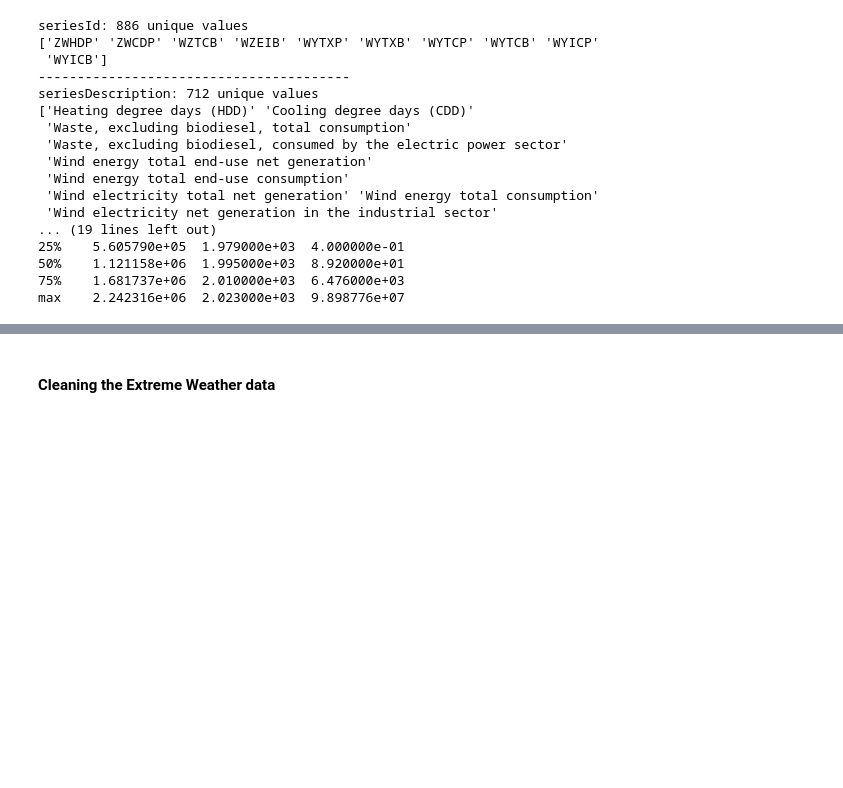
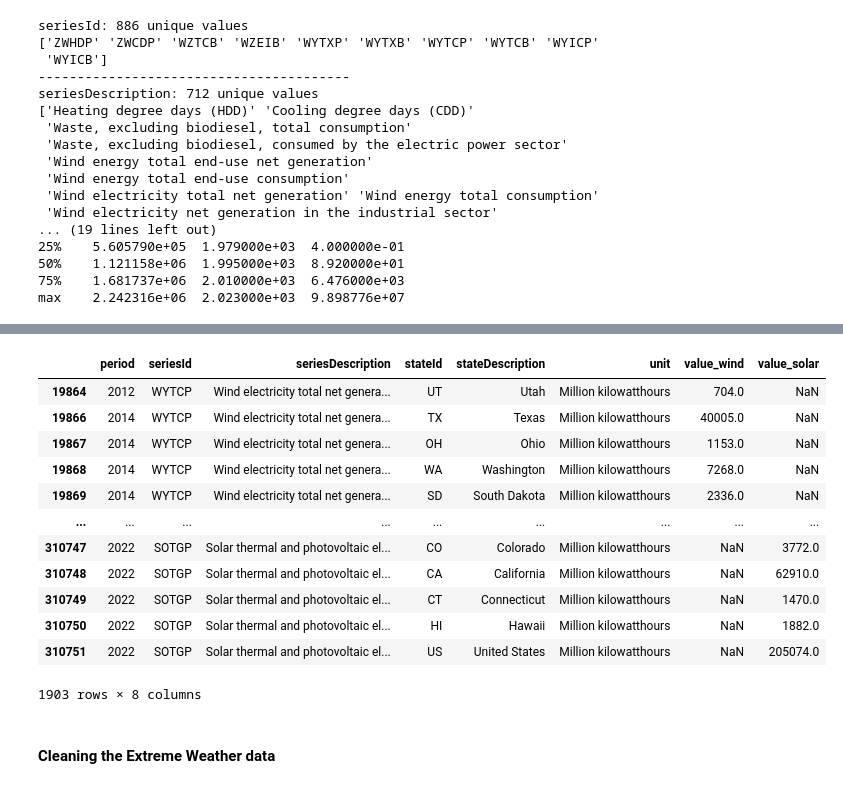
Before and after one commit to mcarbajal2/IFI8420-Assignments, a Jupyter notebook: Final Project/final_project.ipynb, the cells around one changed output, grey strips where cells are left out. Drawn from its saved outputs; the diff is of its cells as text; code cells hidden in the pictures; blank space fills up the shorter version.

```diff
--- a/Final Project/final_project.ipynb
+++ b/Final Project/final_project.ipynb
@@ -475,11 +475,13 @@ df_seds = df_seds[df_seds['seriesId'].isin(['SOTGP', 'WYTCP'])]
 df_seds = df_seds[df_seds['value'] != 0]
 
 # Drop index column if it's just a leftover
-df_seds = df_seds.drop(columns=['Unnamed: 0', 'seriesId', 'seriesDescription', 'stateDescription', 'unit'])
+df_seds = df_seds.drop(columns=['Unnamed: 0'])
 
 # Drop rows where target is missing
 df_seds = df_seds[df_seds['value'].notna()]
 
+df_seds[['seriesId', 'seriesDescription', 'stateId', 'stateDescription', 'unit']] = df_seds[['seriesId', 'seriesDescription', 'stateId', 'stateDescription', 'unit']].astype('category')
+
 # Show columns for sanity check
-print("Columns:", df_seds.columns)
+df_seds.info()
 # %% [output]
@@ -487,3 +502,24 @@ Columns: Index(['period', 'stateId', 'value'], dtype='object')
+# %%
+# Splitting the solar and wind value columns
+df_seds['value_wind'] = df_seds.apply(lambda row: row['value'] if row['seriesId'] == 'WYTCP' else None, axis=1)
+df_seds['value_solar'] = df_seds.apply(lambda row: row['value'] if row['seriesId'] == 'SOTGP' else None, axis=1)
+
+df_seds.drop(columns=['value'], inplace=True)
+df_seds
+# %% [output]
+|  | period | seriesId | seriesDescription | stateId | stateDescription | unit | value_wind | value_solar |
+| 19864 | 2012 | WYTCP | Wind electricity total net genera... | UT | Utah | Million kilowatthours | 704.0 | NaN |
+| 19866 | 2014 | WYTCP | Wind electricity total net genera... | TX | Texas | Million kilowatthours | 40005.0 | NaN |
+| 19867 | 2014 | WYTCP | Wind electricity total net genera... | OH | Ohio | Million kilowatthours | 1153.0 | NaN |
+| 19868 | 2014 | WYTCP | Wind electricity total net genera... | WA | Washington | Million kilowatthours | 7268.0 | NaN |
+| 19869 | 2014 | WYTCP | Wind electricity total net genera... | SD | South Dakota | Million kilowatthours | 2336.0 | NaN |
+| ... | ... | ... | ... | ... | ... | ... | ... | ... |
+| 310747 | 2022 | SOTGP | Solar thermal and photovoltaic el... | CO | Colorado | Million kilowatthours | NaN | 3772.0 |
+| 310748 | 2022 | SOTGP | Solar thermal and photovoltaic el... | CA | California | Million kilowatthours | NaN | 62910.0 |
+| 310749 | 2022 | SOTGP | Solar thermal and photovoltaic el... | CT | Connecticut | Million kilowatthours | NaN | 1470.0 |
+| 310750 | 2022 | SOTGP | Solar thermal and photovoltaic el... | HI | Hawaii | Million kilowatthours | NaN | 1882.0 |
+| 310751 | 2022 | SOTGP | Solar thermal and photovoltaic el... | US | United States | Million kilowatthours | NaN | 205074.0 |
+1903 rows × 8 columns
 # %% [markdown]
 #### Cleaning the Extreme Weather data
 # %%
```
Also changed, not shown: parts of 7 cells of this notebook.
